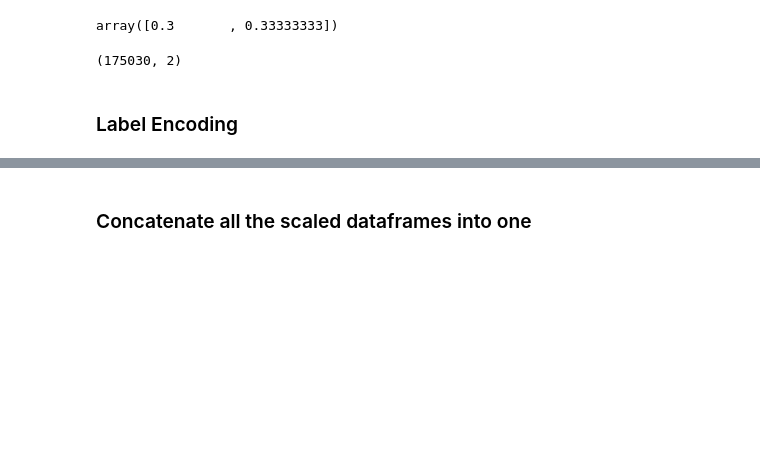
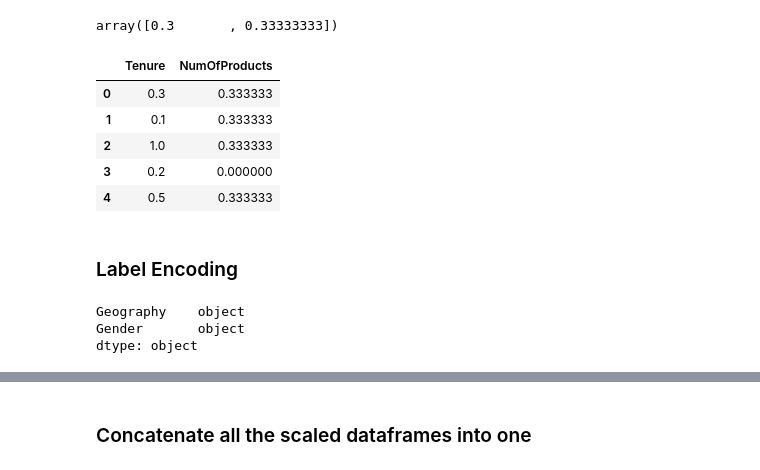
Before and after one commit to Kaaykun/Kaggle-Competition-01, a Jupyter notebook: notebooks/main.ipynb, the cells around one changed output, grey strips where cells are left out. Cells and saved outputs as stored; diff of their text form; code cells hidden in the pictures; blank space fills up the shorter version.

```diff
--- a/notebooks/main.ipynb
+++ b/notebooks/main.ipynb
@@ -415,11 +432,22 @@ array([0.3       , 0.33333333])
 df_train_minmax_scaled = pd.DataFrame(train_minmax_scaled, columns=df_train_minmax.columns)
 df_test_minmax_scaled = pd.DataFrame(test_minmax_scaled, columns=df_test_minmax.columns)
 # %%
-df_train_minmax_scaled.shape#.head()
+df_train_minmax_scaled.head()
 # %% [output]
-(175030, 2)
+|  | Tenure | NumOfProducts |
+| 0 | 0.3 | 0.333333 |
+| 1 | 0.1 | 0.333333 |
+| 2 | 1.0 | 0.333333 |
+| 3 | 0.2 | 0.000000 |
+| 4 | 0.5 | 0.333333 |
 # %% [markdown]
 ### Label Encoding
+# %%
+df_train_label.dtypes
+# %% [output]
+Geography    object
+Gender       object
+dtype: object
 # %%
 # Initialize Encoder
 label_encoder = LabelEncoder()
```
Also changed, not shown: parts of 31 cells of this notebook, 5 other files.
